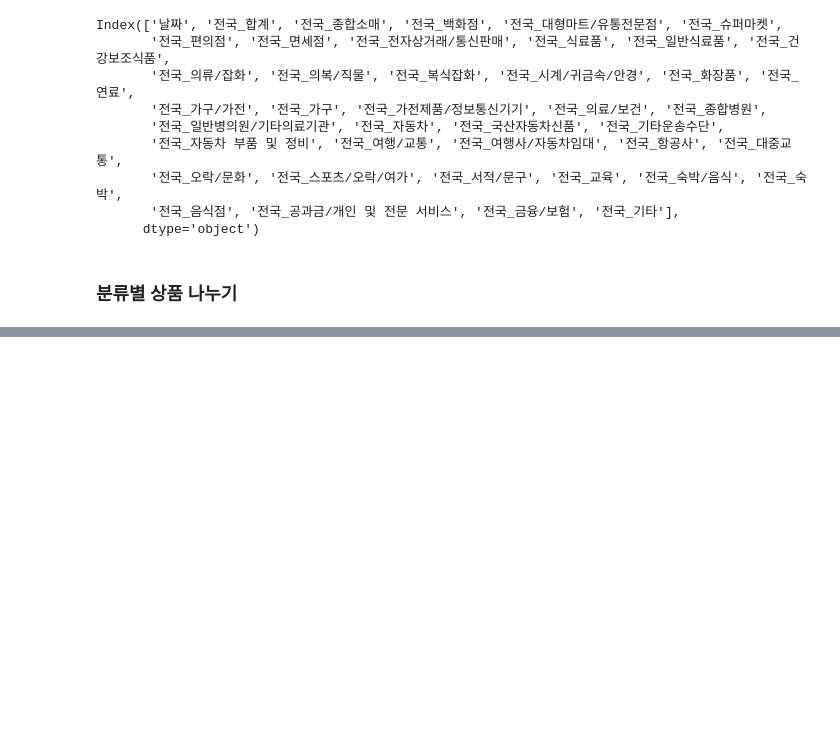
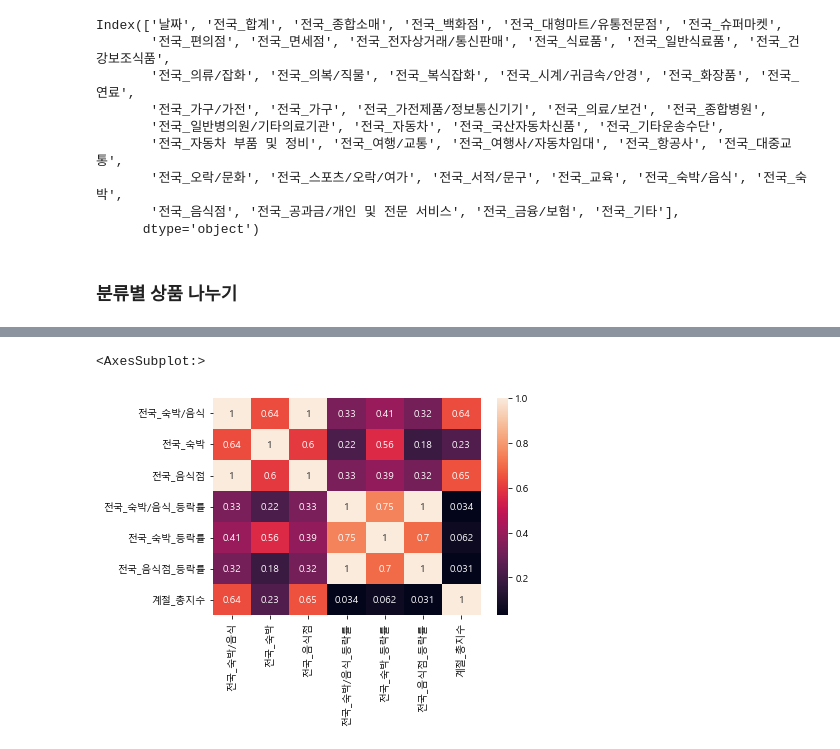
Before and after one commit to KJH3024/test, a Jupyter notebook: 프로젝트1/전국_카드.ipynb, the cells around one changed output, grey strips where cells are left out. Cells and saved outputs as stored; diff of their text form; code cells hidden in the pictures; blank space fills up the shorter version.

```diff
--- a/프로젝트1/전국_카드.ipynb
+++ b/프로젝트1/전국_카드.ipynb
@@ -57,0 +141,3 @@ df_etc = df[['날짜','전국_서적/문구','전국_교육','전국_공과금/
+# %%
+q = socell_df['계절_총지수']
+w = socell_df['불변_총지수']
@@ -57,0 +185,9 @@ df_etc = df[['날짜','전국_서적/문구','전국_교육','전국_공과금/
+# %%
+import seaborn as sns
+import matplotlib.pyplot as plt
+
+plt.rcParams["font.family"] = "Malgun Gothic"
+sns.heatmap(e.corr(),annot=True)
+# %% [output]
+<AxesSubplot:>
+[figure, added]
```
Also changed, not shown: parts of 17 cells of this notebook.
